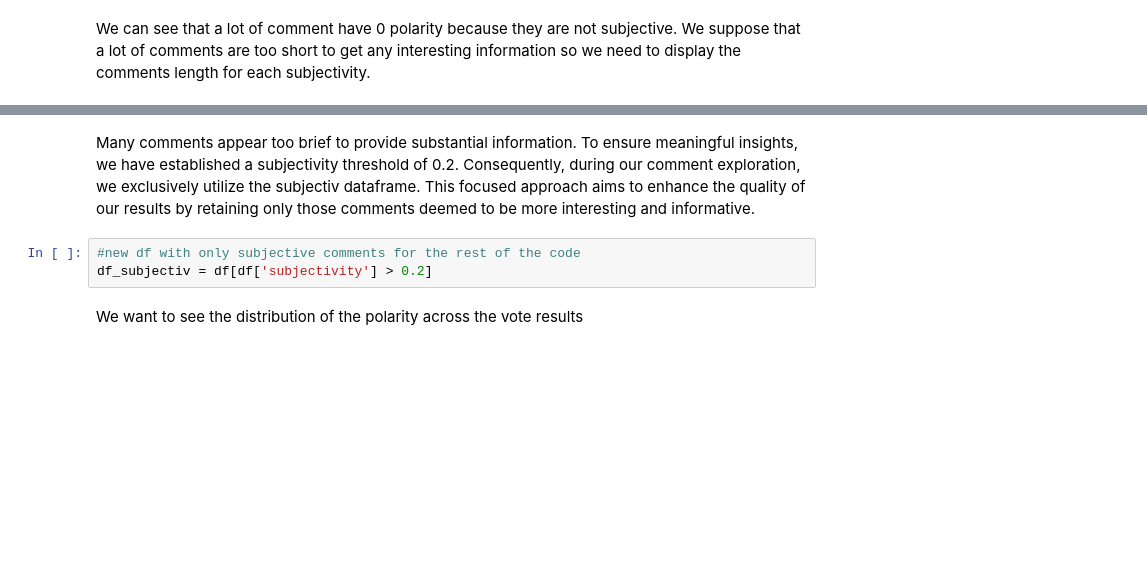
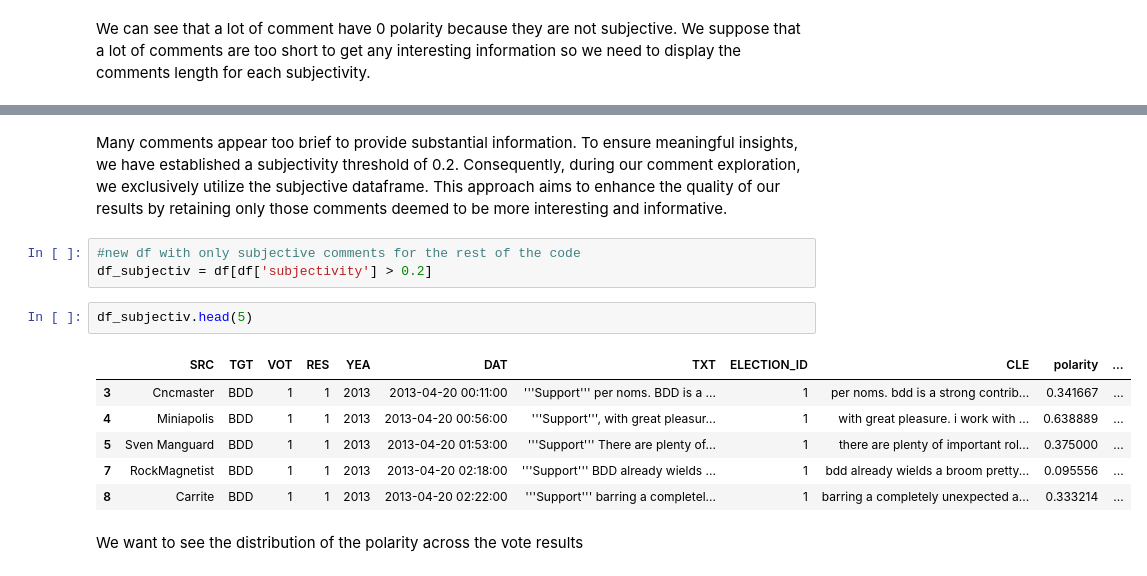
Before and after one commit to epfl-ada/ada-2023-project-datanauts23, a Jupyter notebook: Milestone2_Liandro_Christian.ipynb, the cells around one changed output, grey strips where cells are left out. Saved outputs shown, nothing was run; the diff lists cells and outputs as text; blank space fills up the shorter version.

```diff
--- a/Milestone2_Liandro_Christian.ipynb
+++ b/Milestone2_Liandro_Christian.ipynb
@@ -188,8 +168,17 @@ plt.show()
 # %% [markdown]
-Many comments appear too brief to provide substantial information. To ensure meaningful insights, we have established a subjectivity threshold of 0.2. Consequently, during our comment exploration, we exclusively utilize the subjectiv dataframe. This focused approach aims to enhance the quality of our results by retaining only those comments deemed to be more interesting and informative.
+Many comments appear too brief to provide substantial information. To ensure meaningful insights, we have established a subjectivity threshold of 0.2. Consequently, during our comment exploration, we exclusively utilize the subjective dataframe. This approach aims to enhance the quality of our results by retaining only those comments deemed to be more interesting and informative.
 # %%
 #new df with only subjective comments for the rest of the code
 df_subjectiv = df[df['subjectivity'] > 0.2]
+# %%
+df_subjectiv.head(5)
+# %% [output]
+|  | SRC | TGT | VOT | RES | YEA | DAT | TXT | ELECTION_ID | CLE | polarity | ... |
+| 3 | Cncmaster | BDD | 1 | 1 | 2013 | 2013-04-20 00:11:00 | '''Support''' per noms. BDD is a ... | 1 | per noms. bdd is a strong contrib... | 0.341667 | ... |
+| 4 | Miniapolis | BDD | 1 | 1 | 2013 | 2013-04-20 00:56:00 | '''Support''', with great pleasur... | 1 | with great pleasure. i work with ... | 0.638889 | ... |
+| 5 | Sven Manguard | BDD | 1 | 1 | 2013 | 2013-04-20 01:53:00 | '''Support''' There are plenty of... | 1 | there are plenty of important rol... | 0.375000 | ... |
+| 7 | RockMagnetist | BDD | 1 | 1 | 2013 | 2013-04-20 02:18:00 | '''Support''' BDD already wields ... | 1 | bdd already wields a broom pretty... | 0.095556 | ... |
+| 8 | Carrite | BDD | 1 | 1 | 2013 | 2013-04-20 02:22:00 | '''Support''' barring a completel... | 1 | barring a completely unexpected a... | 0.333214 | ... |
 # %% [markdown]
 We want to see the distribution of the polarity across the vote results
 # %%
```
Also changed, not shown: parts of 11 cells of this notebook, 7 other files.
